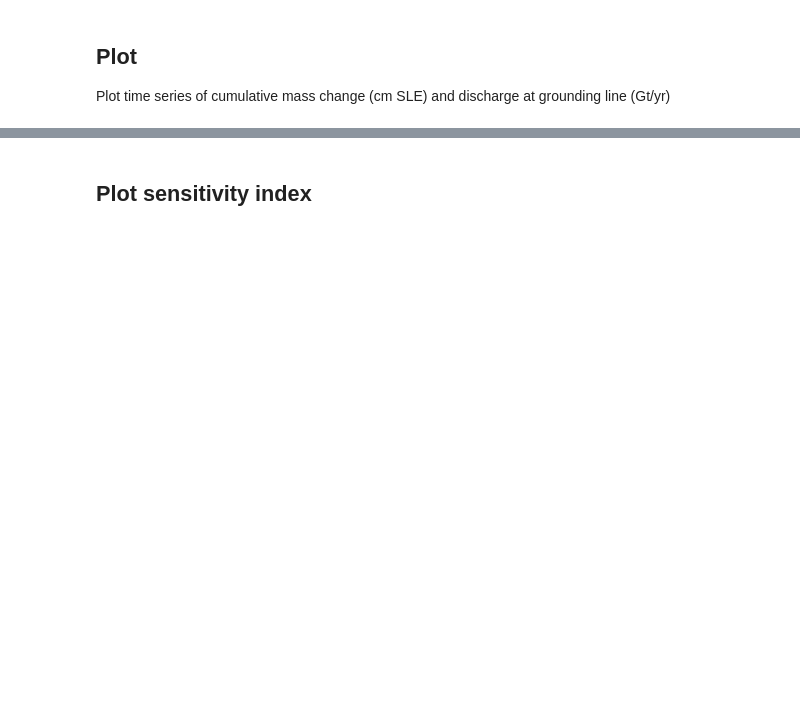
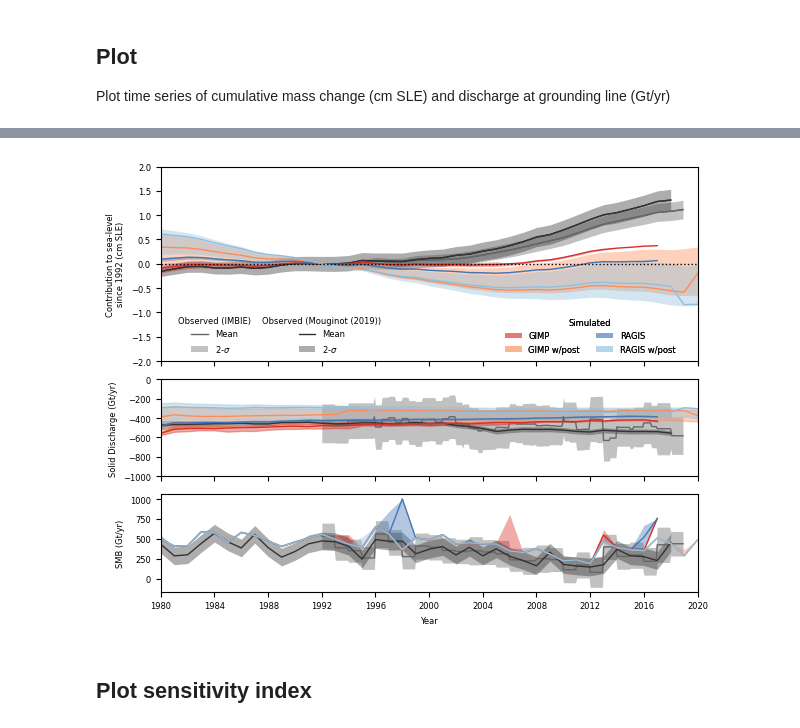
Before and after one commit to pism/pism-ragis, a Jupyter notebook: notebooks/analyze_ensembles.ipynb, the cells around one changed output, grey strips where cells are left out. Cells and saved outputs as stored; diff of their text form; code cells hidden in the pictures; blank space fills up the shorter version.

```diff
--- a/notebooks/analyze_ensembles.ipynb
+++ b/notebooks/analyze_ensembles.ipynb
@@ -280,3 +299,90 @@ Name: D (Gt/yr), dtype: float64
+# %%
+plt.rc('font', size=6)
+plt.style.use("tableau-colorblind10")
+
+fig, axs = plt.subplots(nrows=3, ncols=1, sharex="col", figsize=(6.2, 4.8), height_ratios=[2, 1, 1])
+fig.subplots_adjust(wspace=0, hspace=0)
+
+
+for obs, o, obs_color, obs_loc, obs_alpha  in reverse(zip([imbie, mou_gis], ["IMBIE", "Mouginot (2019)"],
+                                       [imbie_color, mou_color], [(0.1, 0.0), (0.3, 0.0)], [0.4, 0.4])):
+    obs_ci = axs[0].fill_between(obs["Date"],
+                    (obs[mass_varname] + sigma * obs[mass_uncertainty_varname]),
+                    (obs[mass_varname] - sigma * obs[mass_uncertainty_varname]),
+                    ls="solid", color=obs_color, lw=0, alpha=obs_alpha, label=f"{sigma}-$\sigma$")
+    axs[1].fill_between(obs["Date"],
+                    (obs[discharge_varname] + sigma * obs[discharge_uncertainty_varname]),
+                    (obs[discharge_varname] - sigma * obs[discharge_uncertainty_varname]),
+                    ls="solid", color=obs_color, lw=0, alpha=obs_alpha)
+    axs[2].fill_between(obs["Date"],
+                    (obs[smb_varname] + sigma * obs[smb_uncertainty_varname]),
+                    (obs[smb_varname] - sigma * obs[smb_uncertainty_varname]),
+                    ls="solid", color=obs_color, lw=0, alpha=obs_alpha)
+    obs_line = axs[0].plot(obs["Date"], obs[mass_varname], color=obs_color, lw=1, label="Mean")
+    axs[0].plot(obs["Date"], obs[mass_varname], color=obs_color, lw=1, label="Mean")
+    axs[1].plot(obs["Date"], obs[discharge_varname], color=obs_color, lw=1)
+    axs[2].plot(obs["Date"], obs[smb_varname], color=obs_color, lw=1)
+
+    legend_obs = axs[0].legend(handles=[obs_line[0], obs_ci], loc="lower center", bbox_to_anchor=obs_loc,
+                               title=f"Observed ({o})")
+    legend_obs.get_frame().set_linewidth(0.0)
+    legend_obs.get_frame().set_alpha(0.0)
+    axs[0].add_artist(legend_obs)
+
+
+sims_cis = []
+sims_lines = []
+for k, exp in enumerate(experiments):
+    df = exp["data_df"]
+    q_05 = df.groupby(by="time").quantile(0.05, numeric_only=True)
+    q_50 = df.groupby(by="time").quantile(0.50, numeric_only=True)
+    q_95 = df.groupby(by="time").quantile(0.95, numeric_only=True)
+    sims_line = axs[0].plot(q_50.index, q_50[mass_varname], color=sim_colors[k], alpha=1.0, lw=1)
+    axs[1].plot(q_50.index, q_50[discharge_varname], color=sim_colors[k], alpha=1.0, lw=1)
+    axs[2].plot(q_50.index, q_50[smb_varname], color=sim_colors[k], alpha=1.0, lw=1)
+    sims_ci = axs[0].fill_between(q_05.index, q_05[mass_varname],
+                        q_95[mass_varname], color=sim_colors[k], alpha=0.4, lw=0, label=exp["Experiment"])
+    axs[1].fill_between(q_05.index, q_05[discharge_varname],
+                        q_95[discharge_varname], color=sim_colors[k], alpha=0.4, lw=1)
+    axs[2].fill_between(q_05.index, q_05[smb_varname],
+                        q_95[smb_varname], color=sim_colors[k], alpha=0.4, lw=0)
+    sims_cis.append(sims_ci)
+    sims_lines.append(sims_line[0])
+
+if len(sims_cis) < 4:
+    ncols = 1
+else:
+    ncols = 2
+legend_sims = axs[0].legend(handles=sims_cis, loc="lower center", bbox_to_anchor=[0.8, .0],
+                           title=f"Simulated", ncols=ncols)
+legend_sims.get_frame().set_linewidth(0.0)
+legend_sims.get_frame().set_alpha(0.0)
+axs[0].add_artist(legend_sims)
+
+
+
+
+fig.set_facecolor(bg_color)
+for ax in axs:
+    ax.set_facecolor(bg_color)
+fig.set_facecolor(bg_color)
+
+axs[0].axhline(0, color="k", ls="dotted", lw=1.0)
+axs[0].set_xlabel("")
+axs[0].set_ylabel("Contribution to sea-level\nsince 1992 (cm SLE)")
+axs[-1].set_xlabel("Year")
+axs[1].set_ylabel("Solid Discharge (Gt/yr)")
+axs[2].set_ylabel("SMB (Gt/yr)")
+axs[0].set_xlim(pd.to_datetime("1980-1-1"), pd.to_datetime("2020-1-1"))
+axs[0].set_ylim(-2, 2)
+axs[1].set_ylim(-1000, 0)
+#axs[1].set_ylim(-1000, 100)
+
+fig.tight_layout()
+fig.savefig("ragis-comp_scalar-3.pdf")
+!open ragis-comp_scalar-3.pdf
+# %% [output]
+[figure, added]
 # %% [markdown]
 ## Plot sensitivity index
 # %%
```
Also changed, not shown: parts of 8 cells of this notebook, 1 other file.
